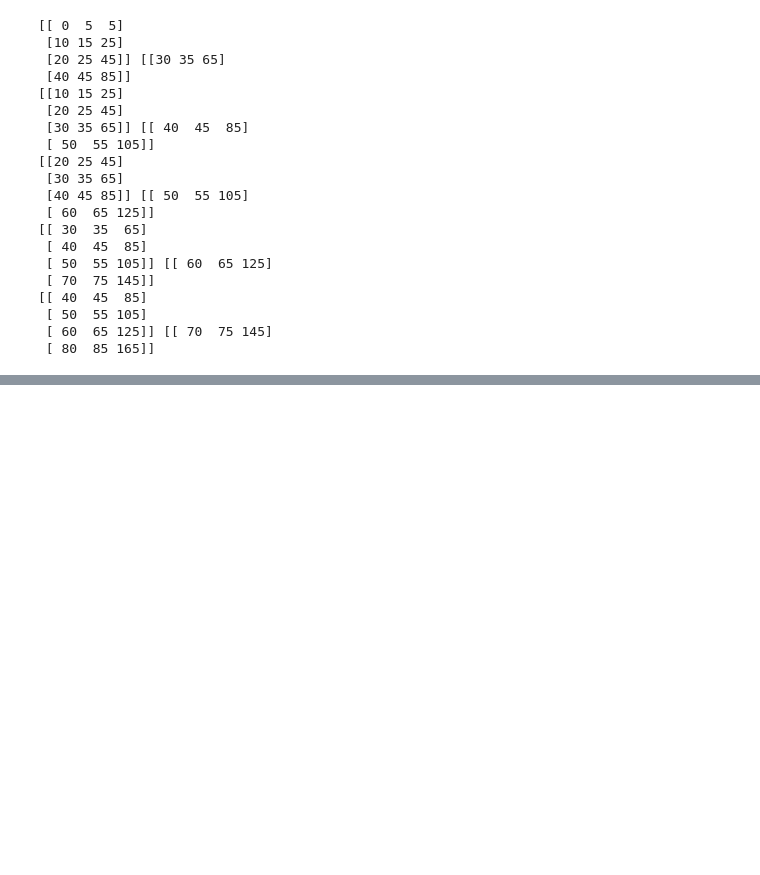
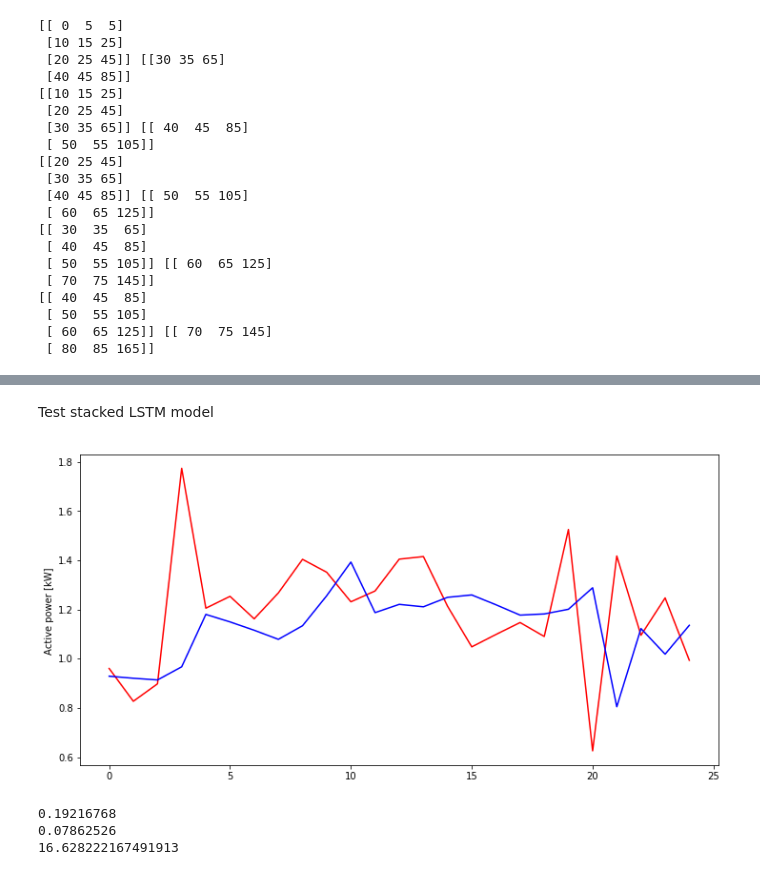
Before and after one commit to milosbozic/ml-conference-workshop, a Jupyter notebook: ml_conferece_wokshop.ipynb, the cells around one changed output, grey strips where cells are left out. Cells and saved outputs as stored; diff of their text form; code cells hidden in the pictures; blank space fills up the shorter version.

```diff
--- a/ml_conferece_wokshop.ipynb
+++ b/ml_conferece_wokshop.ipynb
@@ -404,0 +508,13 @@ for i in range(len(X)):
+# %%
+model_s = tf.keras.Sequential([
+    tf.keras.layers.LSTM(200, activation='relu', return_sequences=True, input_shape=(timesteps, n_features)),
+    tf.keras.layers.LSTM(200, activation='relu', input_shape=(timesteps, n_features)),
+    tf.keras.layers.Dense(100, activation='relu'),
+    tf.keras.layers.Dense(1)
+])
+
+model_s.summary()
+
+model_s.compile(optimizer='adam', loss=tf.keras.losses.MeanSquaredError())
+
+model_s.fit(X, y, epochs=100, verbose=0)
@@ -404,0 +538,31 @@ for i in range(len(X)):
+# %% [markdown]
+Test stacked LSTM model
+# %%
+test_seq = test['Global_active_power'].values
+
+x_test, y_test = univariate_split(test_seq, timesteps, horizon)
+
+x_test = x_test.reshape((x_test.shape[0], timesteps, n_features))
+yhat = model_s.predict(x_test, verbose=0)
+
+plt.figure(figsize=(12,6))
+plt.plot(y_test, 'r')
+plt.plot(yhat, 'b')
+plt.ylabel('Active power [kW] ')
+plt.show()
+# %% [output]
+[figure, added]
+# %%
+from sklearn.metrics import mean_absolute_error, mean_squared_error
+
+def MAPE(y_true, y_pred):
+
+    return np.mean(np.abs((y_true - y_pred) / y_true)) * 100
+
+print(mean_absolute_error(y_test, yhat))
+print(mean_squared_error(y_test, yhat))
+print(MAPE(y_test, yhat))
+# %% [output]
+0.19216768
+0.07862526
+16.628222167491913
```
Also changed, not shown: parts of 22 cells of this notebook.
